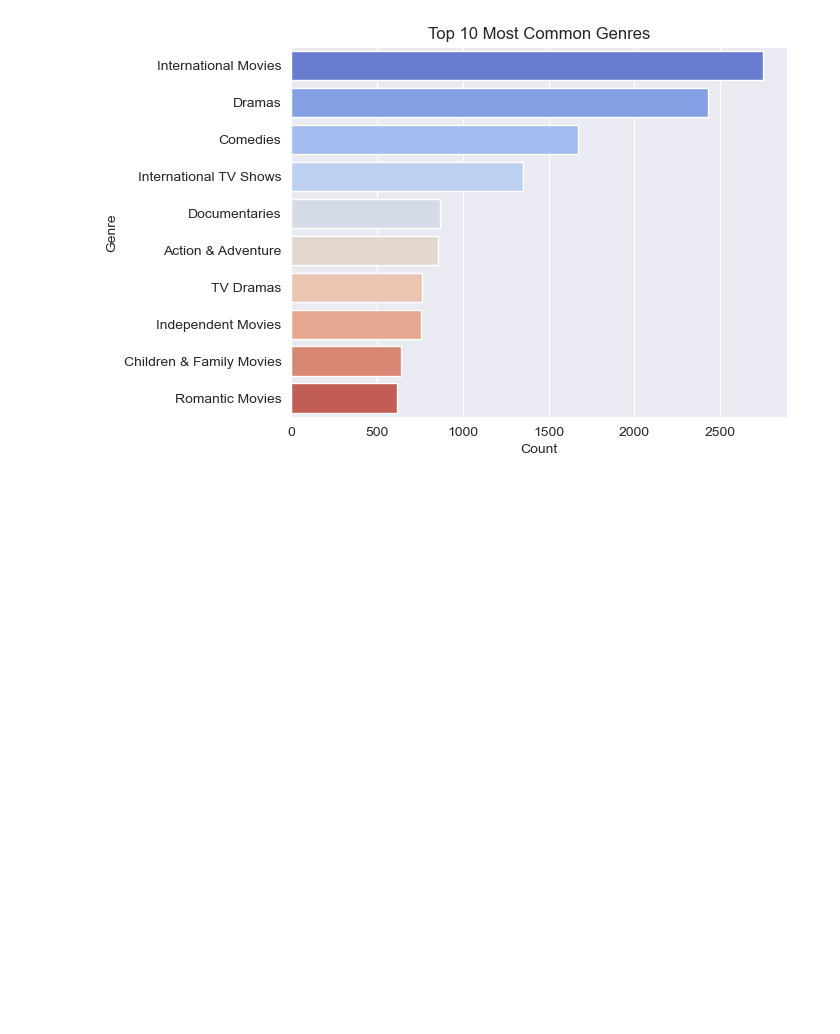
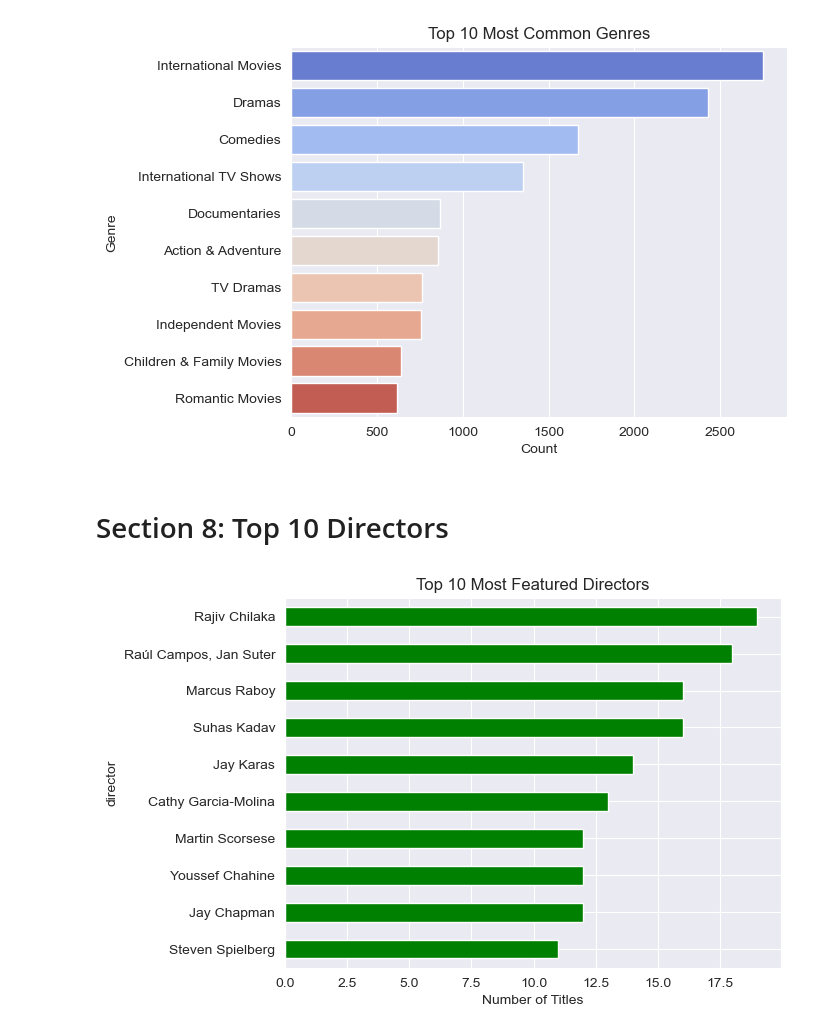
Before and after one commit to aghabidareh/NetflixAnalyzer, a Jupyter notebook: main.ipynb, the cells around one changed output. Drawn from its saved outputs; the diff is of its cells as text; code cells hidden in the pictures; blank space fills up the shorter version.

Commit message:
plots-and-graphs

```diff
--- a/main.ipynb
+++ b/main.ipynb
@@ -174,3 +174,15 @@ Passing `palette` without assigning `hue` is deprecated and will be removed in v
 
   sns.barplot(data=genres_df, x='Count', y='Genre', palette='coolwarm')
 [figure]
+# %% [markdown]
+# Section 8: Top 10 Directors
+# %%
+top_directors = df['director'].dropna().value_counts().head(10)
+
+top_directors.plot(kind='barh', color='green')
+plt.title("Top 10 Most Featured Directors")
+plt.xlabel("Number of Titles")
+plt.gca().invert_yaxis()
+plt.show()
+# %% [output]
+[figure, added]
```
